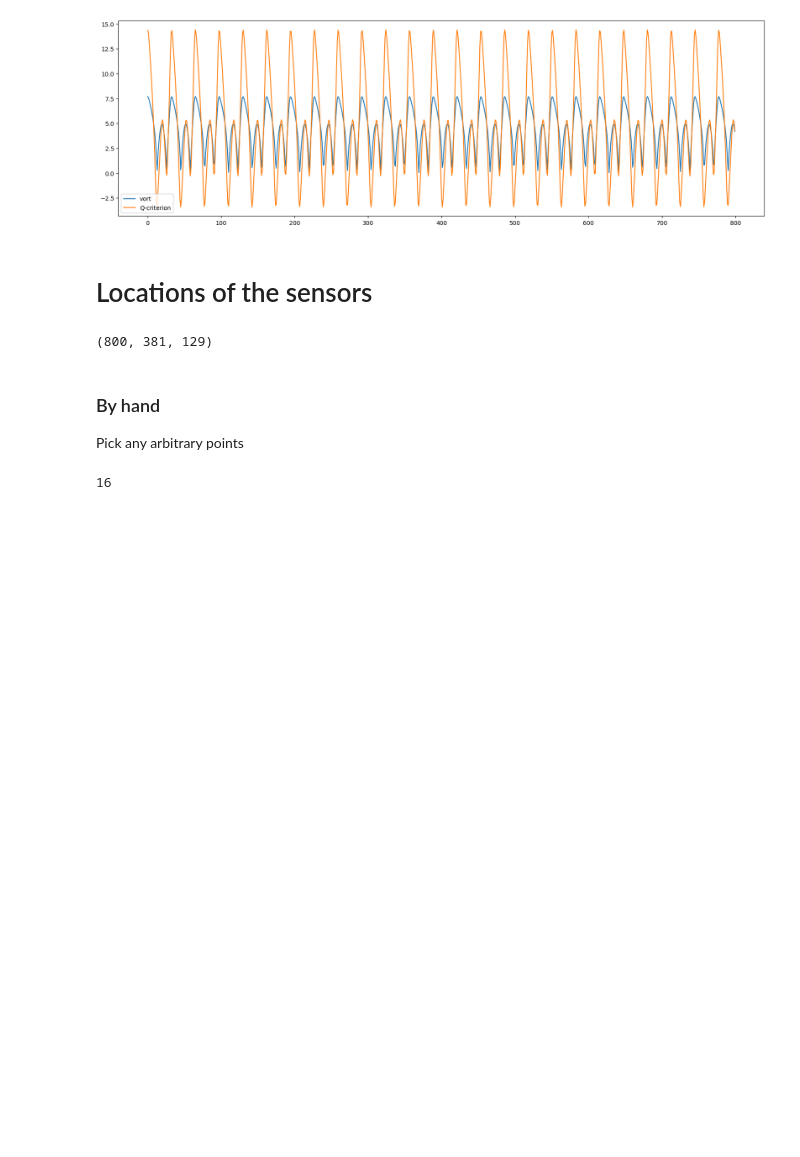
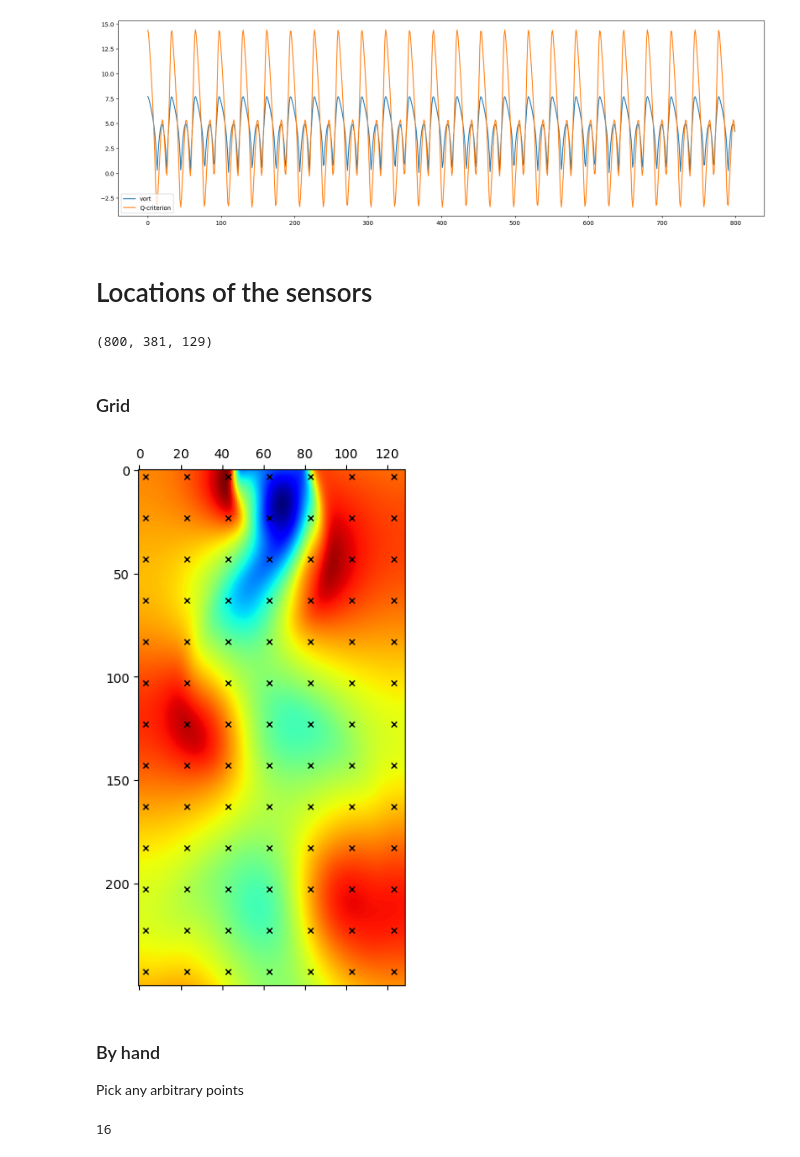
Before and after one commit to MagriLab/FlowReconstructionFromExperiment, a Jupyter notebook: visualisation_notebook/data_triangle2d.ipynb, the cells around one changed output. Drawn from its saved outputs; the diff is of its cells as text; code cells hidden in the pictures; blank space fills up the shorter version.

Commit message:
Added grid sensor selection

```diff
--- a/visualisation_notebook/data_triangle2d.ipynb
+++ b/visualisation_notebook/data_triangle2d.ipynb
@@ -186,6 +187,22 @@ x = x[:,:,:250,:]
 ux_short.shape
 # %% [output]
 (800, 381, 129)
+# %% [markdown]
+### Grid
+# %%
+slice_tuple = ((3,None,20),(3,None,20))
+sensor_index = (np.s_[:],) + slice_from_tuple(slice_tuple)
+
+
+observed_plot = np.empty_like(ux_short[:,:250,:])
+observed_plot.fill(np.nan)
+observed_plot[sensor_index] = ux_short[:,:250,:][sensor_index]
+plt.figure(figsize=(4,6))
+plt.imshow(ux_short[0,:250,:])
+plt.spy(observed_plot[0,...],color='k',marker='x',markersize=5)
+plt.show()
+# %% [output]
+[figure, added]
 # %% [markdown]
 ### By hand
 Pick any arbitrary points
```
Also changed, not shown: parts of 2 cells of this notebook.
